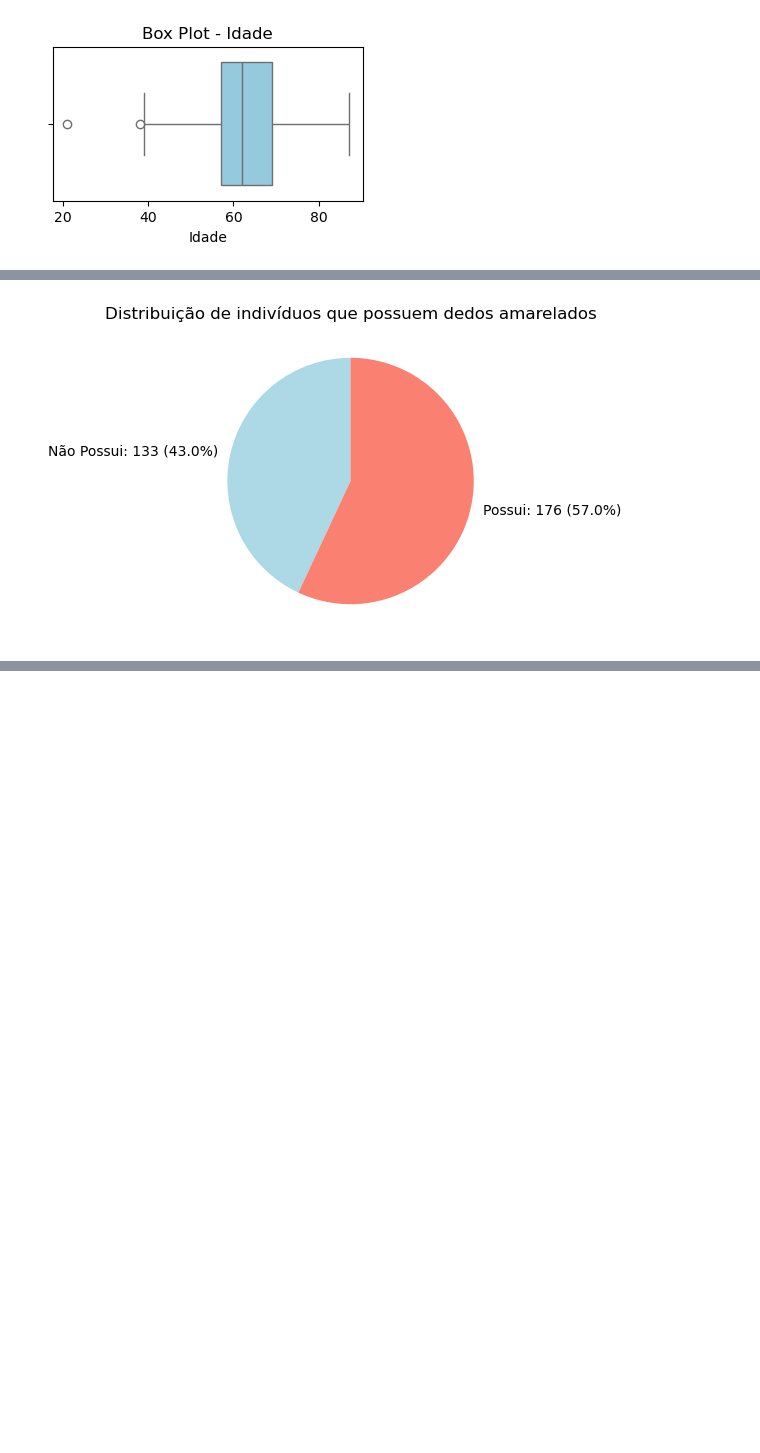
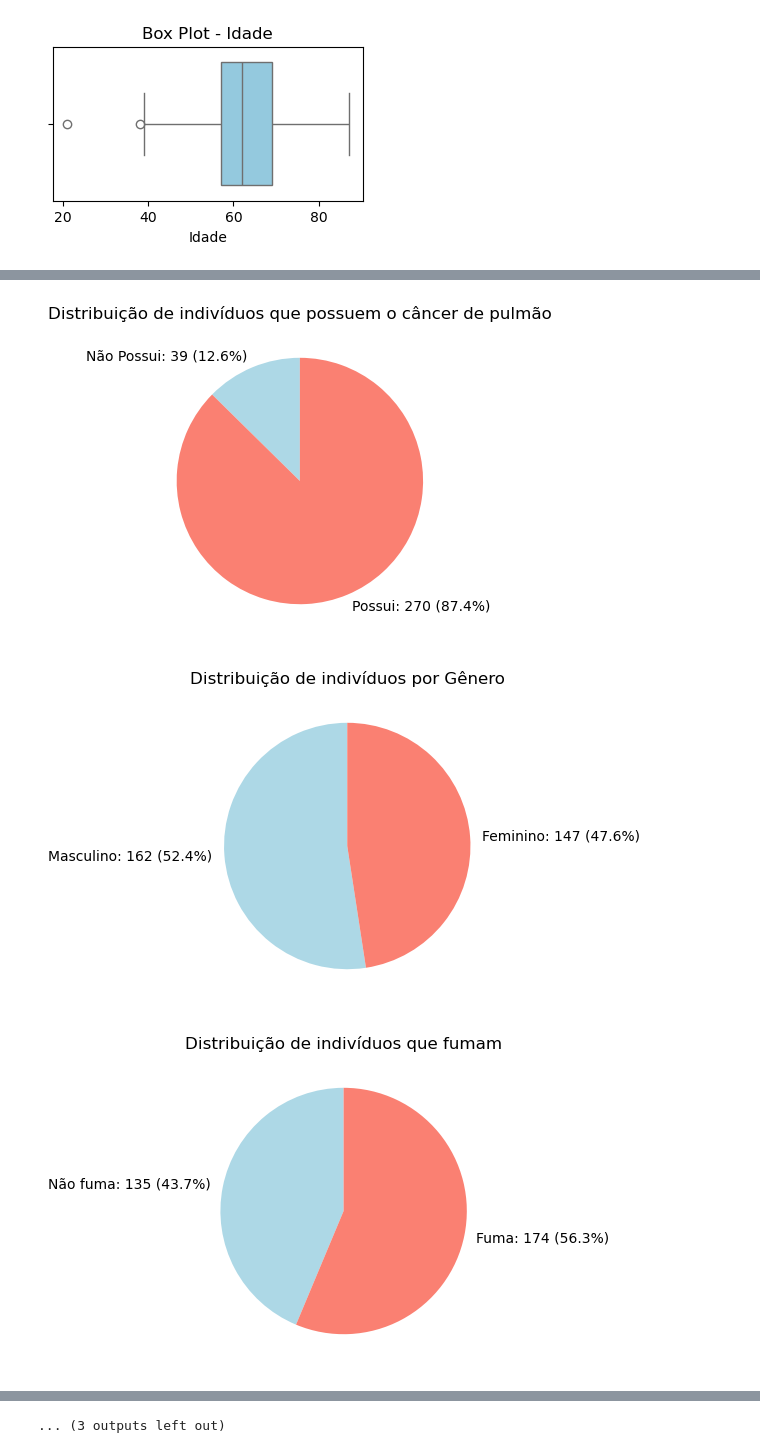
Before and after one commit to neocrz/lung_cancer_analysis, a Jupyter notebook: lung_cancer.ipynb, the cells around one changed output, grey strips where cells are left out. Drawn from its saved outputs; the diff is of its cells as text; code cells hidden in the pictures; blank space fills up the shorter version.

```diff
--- a/lung_cancer.ipynb
+++ b/lung_cancer.ipynb
@@ -110,24 +90,44 @@ plt.show()
-# %%
-col_distribution = df['YELLOW_FINGERS'].value_counts()
-col_labels = ['Não Possui', 'Possui']
-
-# Garantir que o índice '0' venha antes de '1'
-col_distribution = col_distribution.reindex([0, 1], fill_value=0)
-
-# Calculando a porcentagem
-col_percentage = (col_distribution / col_distribution.sum()) * 100
-
-
-custom_labels = [
-    f"{col_labels[i]}: {col_distribution[i]} ({col_percentage[i]:.1f}%)"
-    for i in range(len(col_distribution))
-]
-
-
-plt.figure(figsize=(4, 4))
-plt.pie(col_distribution, labels=custom_labels, startangle=90, colors=['lightblue', 'salmon'])
-plt.title('Distribuição de indivíduos que possuem dedos amarelados')
-
-plt.show()
-# %% [output]
-[figure, removed]
+# %%
+col = [('LUNG_CANCER', 'Não Possui', 'Possui', 'que possuem o câncer de pulmão'),
+       ('GENDER', 'Masculino', 'Feminino', 'por Gênero'),
+       ('SMOKING', 'Não fuma', 'Fuma', 'que fumam'),
+       ('YELLOW_FINGERS', 'Não possui', 'Possui', 'que possuem dedos amarelados'),
+       ('ANXIETY', 'Não sofre', 'Sofre', 'que sofrem de ansiedade.'),
+       ('PEER_PRESSURE', 'Não sofre', 'Sofre', 'que sofrem pressão social.'),
+       ('CHRONIC_DISEASE', 'Não possui', 'Possui', 'que possuem doenças crônicas.'),
+       ('FATIGUE', 'Não sente', 'Sente', 'que sentem fadiga crônica'),
+       ('ALLERGY', 'Não possui', 'Possui', 'que possuem alergia'),
+       ('WHEEZING', 'Não possui', 'Possui', 'que possuem chiado no peito'),
+       ('ALCOHOL_CONSUMING', 'Não consome', 'Consome', 'que consomem álcool'),
+       ('COUGHING', 'Não possui', 'Possui', 'que possuem tosse crônica'),
+       ('SHORTNESS_OF_BREATH', 'Não sente', 'Sente', 'que sentem falta de ar'),
+       ('SWALLOWING_DIFFICULTY', 'Não possui', 'Possui', 'que possuem dificuldades para engolir'),
+       ('CHEST_PAIN', 'Não sente', 'Sente', 'que sentem dores nas costas'),
+      ]
+
+for c in col:
+    col_distribution = df[c[0]].value_counts()
+    col_labels = [c[1], c[2]]
+
+    # para começar pelo index 0
+    col_distribution = col_distribution.reindex([0, 1], fill_value=0)
+
+    # cálculo da porcentagem
+    col_percentage = (col_distribution / col_distribution.sum()) * 100
+
+
+    custom_labels = [
+        f"{col_labels[i]}: {col_distribution[i]} ({col_percentage[i]:.1f}%)"
+        for i in range(len(col_distribution))
+    ]
+
+
+    plt.figure(figsize=(4, 4))
+    plt.pie(col_distribution, labels=custom_labels, startangle=90, colors=['lightblue', 'salmon'])
+    plt.title("Distribuição de indivíduos " + c[3])
+
+    plt.show()
+# %% [output]
+[figure, added]
+[figure, added]
+[figure, added]
@@ -133,0 +143 @@ plt.show()
+... (3 outputs left out)
```
Also changed, not shown: parts of 12 cells of this notebook, 1 other file.
